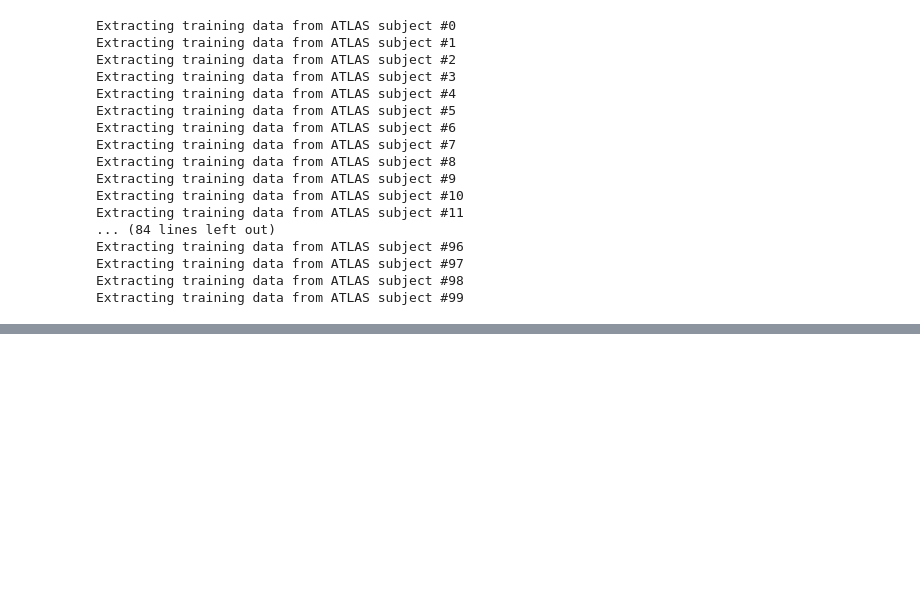
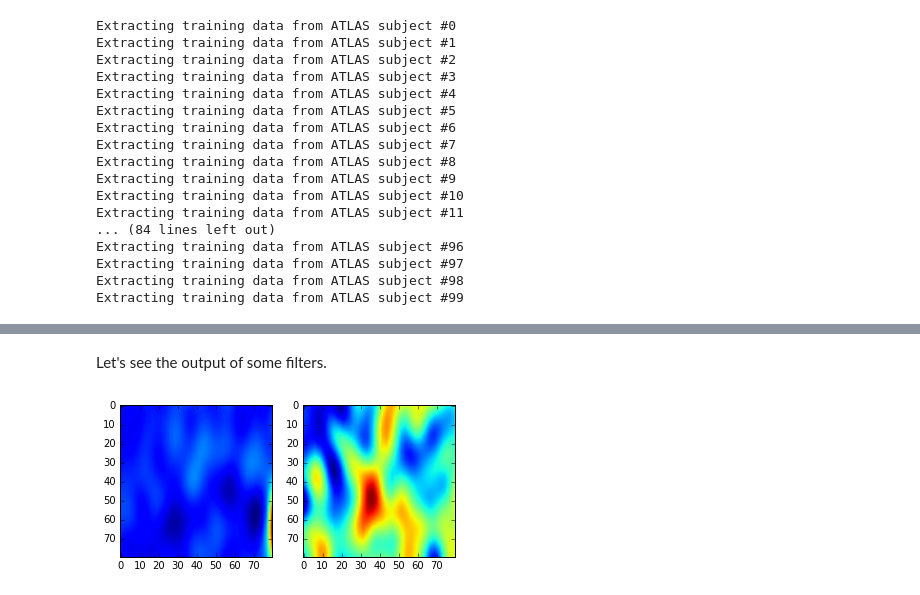
Before and after one commit to chengsoonong/crowdastro, a Jupyter notebook: notebooks/14_cnn.ipynb, the cells around one changed output, grey strips where cells are left out. Cells and saved outputs as stored; diff of their text form; code cells hidden in the pictures; blank space fills up the shorter version.

```diff
--- a/notebooks/14_cnn.ipynb
+++ b/notebooks/14_cnn.ipynb
@@ -201,3 +224,3 @@ Extracting training data from ATLAS subject #99
 # %%
-training_inputs = numpy.array(training_inputs)
-training_outputs = numpy.array(training_outputs, dtype=float)
+training_inputs = numpy.array(new_training_inputs)
+training_outputs = numpy.array(new_training_outputs, dtype=float)
@@ -203,0 +248,21 @@ training_outputs = numpy.array(training_outputs, dtype=float)
+# %%
+model = keras.models.Sequential()
+
+n_filters = 32
+conv_size = 10
+pool_size = 5
+dropout = 0.25
+hidden_layer_size = 64
+
+model.add(keras.layers.convolutional.Convolution2D(n_filters, conv_size, conv_size,
+                                                   border_mode='valid',
+                                                   input_shape=(1, 80, 80)))
+model.add(keras.layers.core.Activation('relu'))
+model.add(keras.layers.convolutional.MaxPooling2D(pool_size=(pool_size, pool_size)))
+model.add(keras.layers.core.Dropout(dropout))
+model.add(keras.layers.core.Flatten())
+model.add(keras.layers.core.Dense(hidden_layer_size))
+model.add(keras.layers.core.Activation('relu'))
+model.add(keras.layers.core.Dense(1))
+model.add(keras.layers.core.Activation('sigmoid'))
+model.compile(loss='binary_crossentropy', optimizer='adadelta')
@@ -203,0 +271,7 @@ training_outputs = numpy.array(training_outputs, dtype=float)
+# %%
+xs_train, xs_test, ts_train, ts_test = sklearn.cross_validation.train_test_split(
+        training_inputs, training_outputs, test_size=0.1, random_state=0, stratify=training_outputs)
+
+image_size = xs_train.shape[1:]
+xs_train = xs_train.reshape(xs_train.shape[0], 1, image_size[0], image_size[1])
+xs_test = xs_test.reshape(xs_test.shape[0], 1, image_size[0], image_size[1])
@@ -203,0 +282,2 @@ training_outputs = numpy.array(training_outputs, dtype=float)
+# %%
+model.fit(xs_train, ts_train)
@@ -203,0 +303,2 @@ training_outputs = numpy.array(training_outputs, dtype=float)
+# %% [markdown]
+Let's see the output of some filters.
@@ -203,0 +310,8 @@ training_outputs = numpy.array(training_outputs, dtype=float)
+# %%
+matplotlib.pyplot.subplot(1, 2, 1)
+matplotlib.pyplot.imshow(xs_train[0, 0])
+matplotlib.pyplot.subplot(1, 2, 2)
+matplotlib.pyplot.imshow(xs_train[1, 0])
+matplotlib.pyplot.show()
+# %% [output]
+[figure, added]
```
Also changed, not shown: parts of 11 cells of this notebook.
